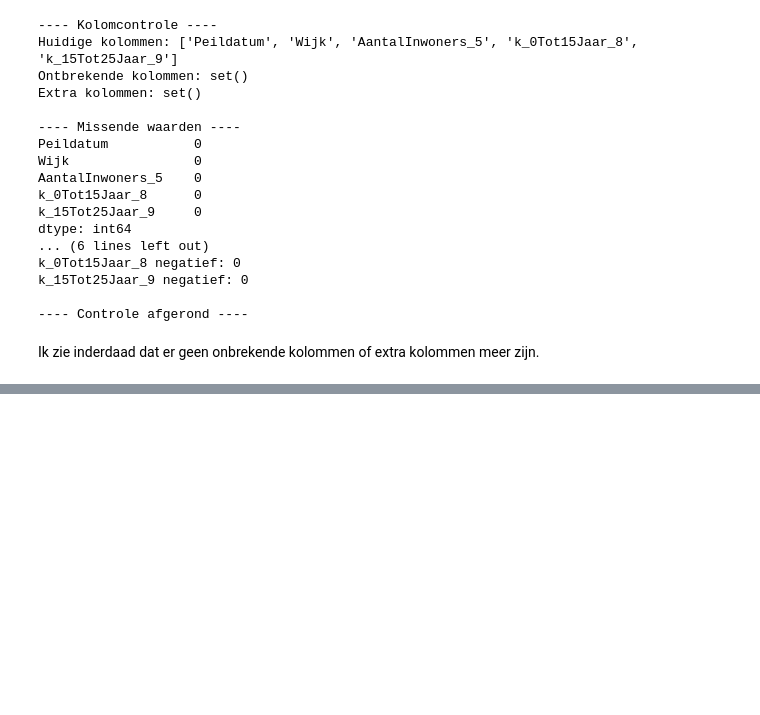
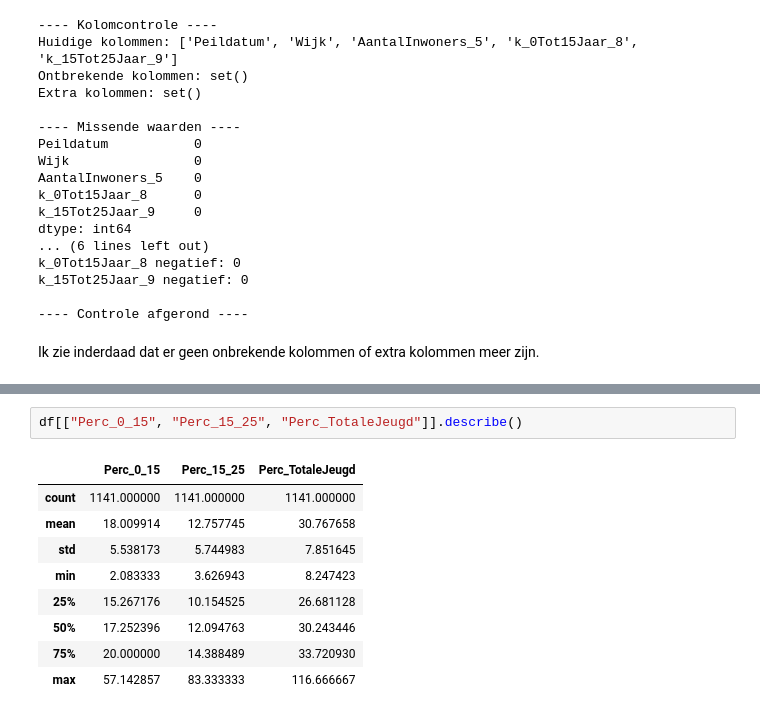
Before and after one commit to Ismael-991/almere-jeugd-voorspelling, a Jupyter notebook: notebooks/individual/Wail_notebook.ipynb, the cells around one changed output, grey strips where cells are left out. Saved outputs shown, nothing was run; the diff lists cells and outputs as text; blank space fills up the shorter version.

```diff
--- a/notebooks/individual/Wail_notebook.ipynb
+++ b/notebooks/individual/Wail_notebook.ipynb
@@ -407,0 +423,12 @@ Ik zie inderdaad dat er geen onbrekende kolommen of extra kolommen meer zijn.
+# %%
+df[["Perc_0_15", "Perc_15_25", "Perc_TotaleJeugd"]].describe()
+# %% [output]
+|  | Perc_0_15 | Perc_15_25 | Perc_TotaleJeugd |
+| count | 1141.000000 | 1141.000000 | 1141.000000 |
+| mean | 18.009914 | 12.757745 | 30.767658 |
+| std | 5.538173 | 5.744983 | 7.851645 |
+| min | 2.083333 | 3.626943 | 8.247423 |
+| 25% | 15.267176 | 10.154525 | 26.681128 |
+| 50% | 17.252396 | 12.094763 | 30.243446 |
+| 75% | 20.000000 | 14.388489 | 33.720930 |
+| max | 57.142857 | 83.333333 | 116.666667 |
```
Also changed, not shown: parts of 15 cells of this notebook.
